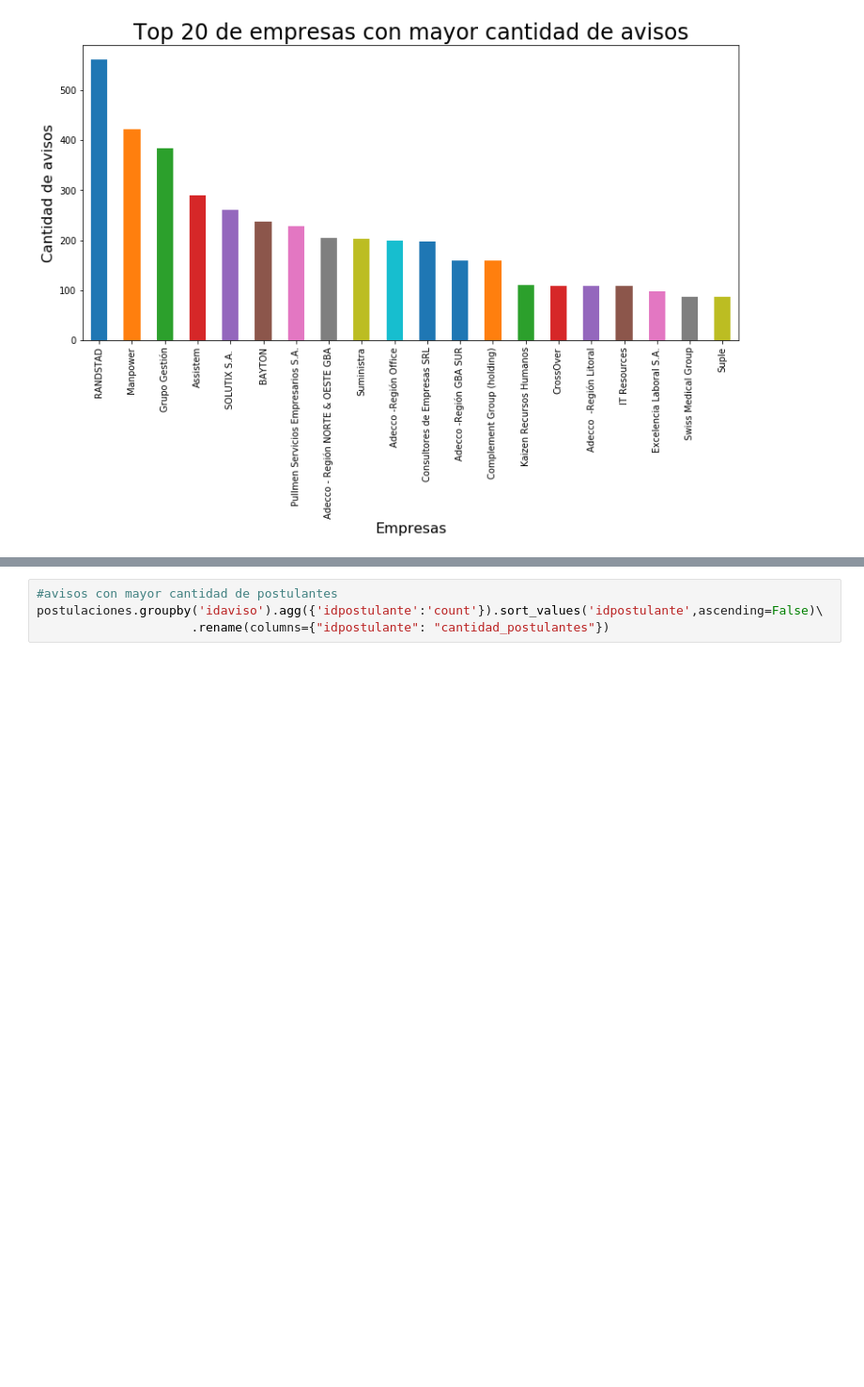
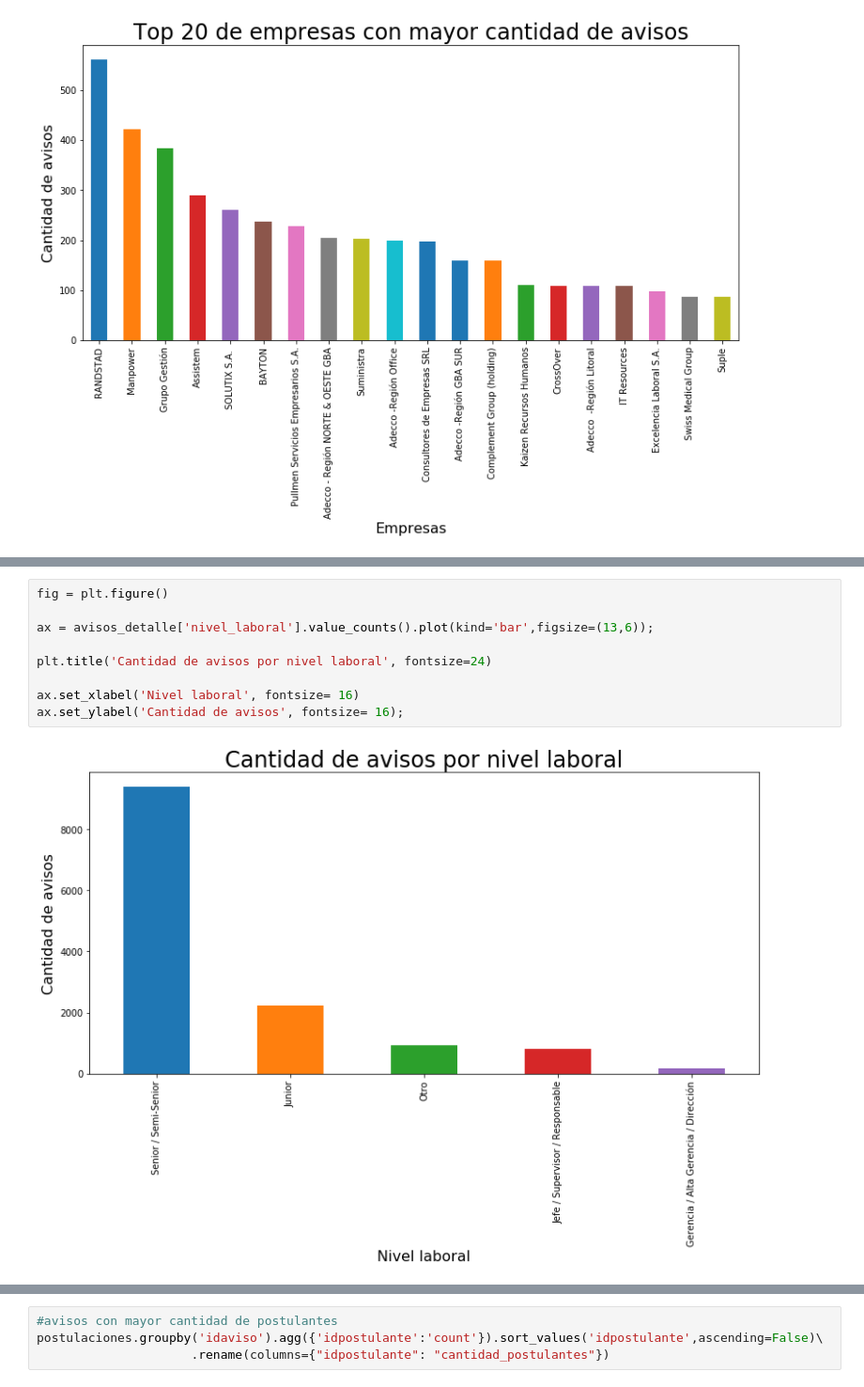
Before and after one commit to BrigliaAn/TP1-AnalisisExploratorio-ZonaJobs, a Jupyter notebook: Tp1-completo.ipynb, the cells around one changed output, grey strips where cells are left out. Shown at 94% size. Saved outputs shown, nothing was run; the diff lists cells and outputs as text; blank space fills up the shorter version.

```diff
--- a/Tp1-completo.ipynb
+++ b/Tp1-completo.ipynb
@@ -646,0 +717,11 @@ ax.set_ylabel('Cantidad de avisos', fontsize= 16);
+# %%
+fig = plt.figure()
+
+ax = avisos_detalle['nivel_laboral'].value_counts().plot(kind='bar',figsize=(13,6));
+
+plt.title('Cantidad de avisos por nivel laboral', fontsize=24)
+
+ax.set_xlabel('Nivel laboral', fontsize= 16)
+ax.set_ylabel('Cantidad de avisos', fontsize= 16);
+# %% [output]
+[figure, added]
```
Also changed, not shown: parts of 7 cells of this notebook.
